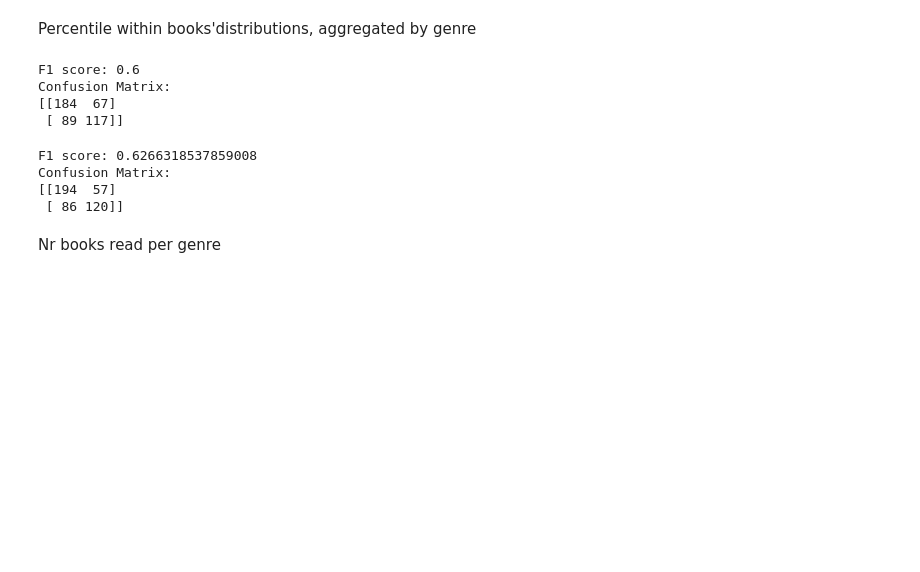
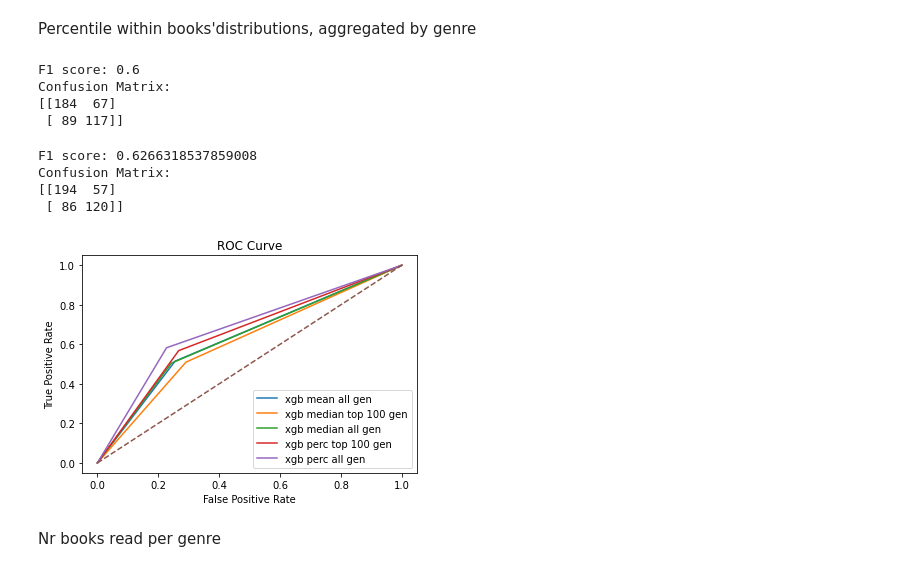
Before and after one commit to Lwaggaman/Classification_Project, a Jupyter notebook: Feat_eng.ipynb, the cells around one changed output. Drawn from its saved outputs; the diff is of its cells as text; code cells hidden in the pictures; blank space fills up the shorter version.

```diff
--- a/Feat_eng.ipynb
+++ b/Feat_eng.ipynb
@@ -372,12 +373,13 @@ Confusion Matrix:
  [ 89 117]]
 # %%
 test_features_basic_xgb(percentile, label='xgb perc all gen', aoc=True)
-#plot_aocs(roc_df.iloc[-5:])
+plot_aocs(roc_df.iloc[-5:])
 # %% [output]
 F1 score: 0.6266318537859008
 Confusion Matrix:
 [[194  57]
  [ 86 120]]
+[figure, added]
 # %% [markdown]
 Nr books read per genre
 # %%
```
Also changed, not shown: parts of 93 cells of this notebook, 4 other files.
